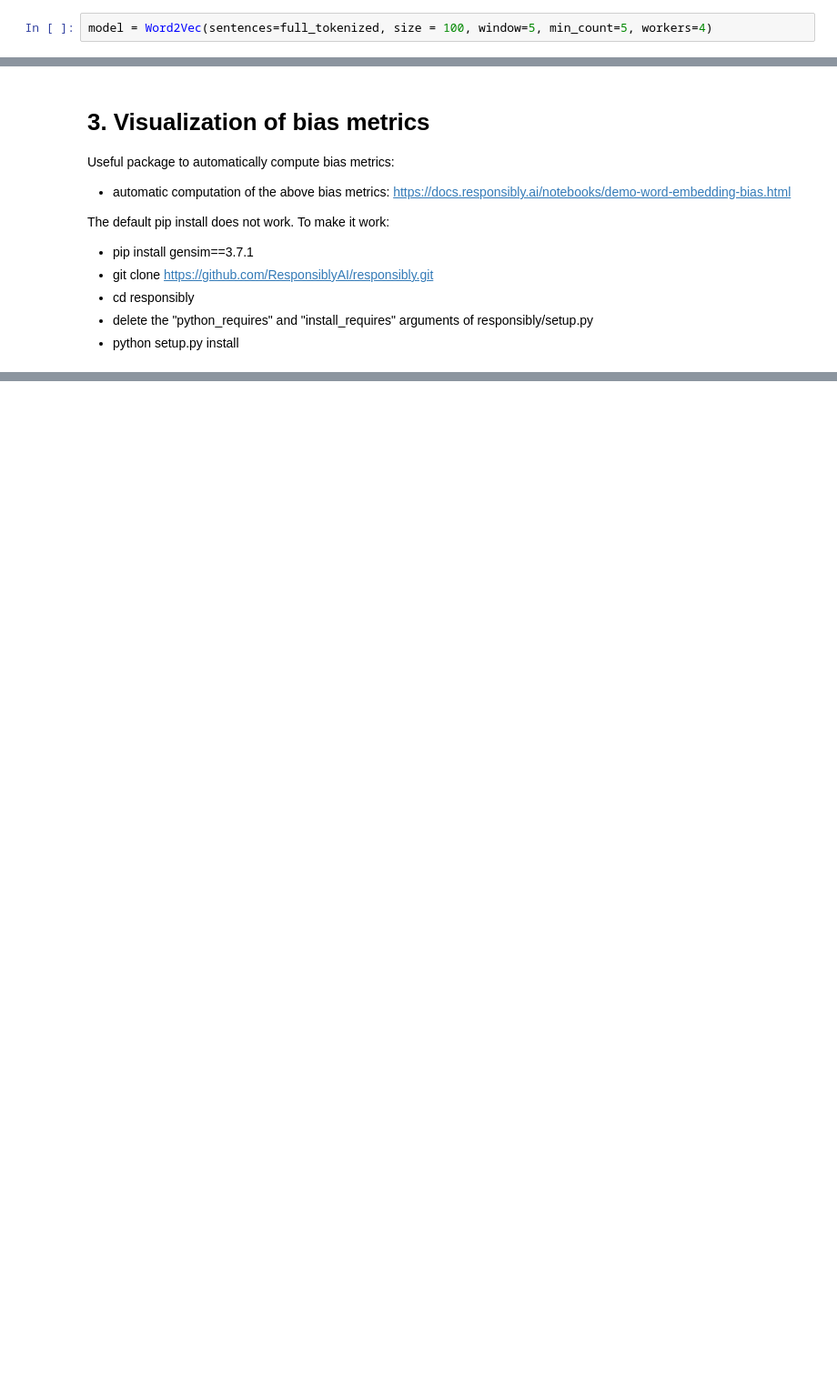
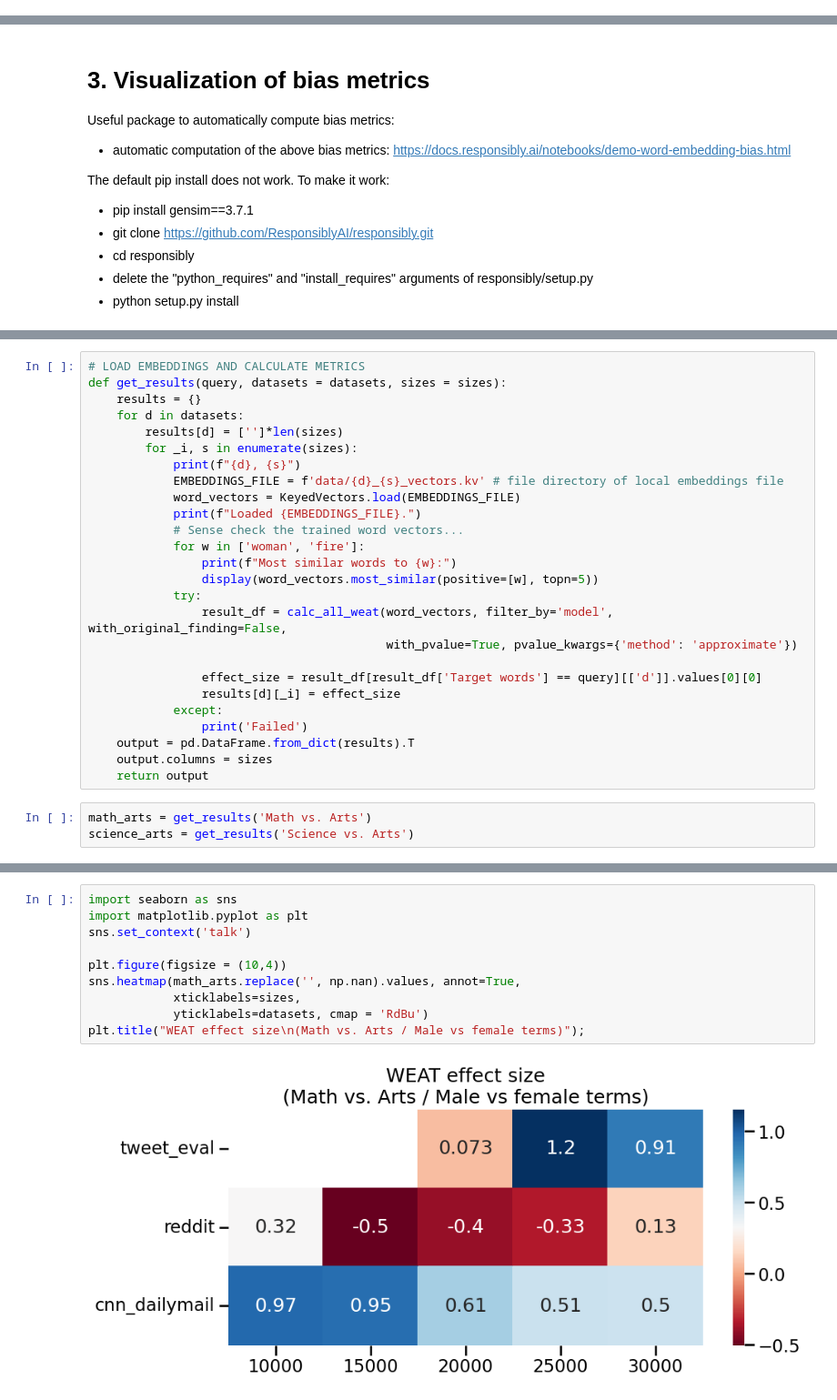
Before and after one commit to CindyLi-Ayi/AC221-Final-Project-Embedding-Bias, a Jupyter notebook: word2vec_training.ipynb, the cells around one changed output, grey strips where cells are left out. Shown: that part at 91% size. Cells and saved outputs as stored; diff of their text form; blank space fills up the shorter version.

Commit message:
Adding updated word2vec train doc

```diff
--- a/word2vec_training.ipynb
+++ b/word2vec_training.ipynb
@@ -124,2 +140,0 @@ from gensim.models import Word2Vec
-# %%
-model = Word2Vec(sentences=full_tokenized, size = 100, window=5, min_count=5, workers=4)
@@ -400,0 +292,29 @@ calc_all_weat(model.wv, filter_by='model', with_original_finding=True,
+# %%
+# LOAD EMBEDDINGS AND CALCULATE METRICS
+def get_results(query, datasets = datasets, sizes = sizes):
+    results = {}
+    for d in datasets:
+        results[d] = ['']*len(sizes)
+        for _i, s in enumerate(sizes):
+            print(f"{d}, {s}")
+            EMBEDDINGS_FILE = f'data/{d}_{s}_vectors.kv' # file directory of local embeddings file
+            word_vectors = KeyedVectors.load(EMBEDDINGS_FILE)
+            print(f"Loaded {EMBEDDINGS_FILE}.")
+            # Sense check the trained word vectors...
+            for w in ['woman', 'fire']:
+                print(f"Most similar words to {w}:")
+                display(word_vectors.most_similar(positive=[w], topn=5))
+            try:
+                result_df = calc_all_weat(word_vectors, filter_by='model', with_original_finding=False,
+                                          with_pvalue=True, pvalue_kwargs={'method': 'approximate'})
+
+                effect_size = result_df[result_df['Target words'] == query][['d']].values[0][0]
+                results[d][_i] = effect_size
+            except:
+                print('Failed')
+    output = pd.DataFrame.from_dict(results).T
+    output.columns = sizes
+    return output
+# %%
+math_arts = get_results('Math vs. Arts')
+science_arts = get_results('Science vs. Arts')
@@ -400,0 +377,12 @@ calc_all_weat(model.wv, filter_by='model', with_original_finding=True,
+# %%
+import seaborn as sns
+import matplotlib.pyplot as plt
+sns.set_context('talk')
+
+plt.figure(figsize = (10,4))
+sns.heatmap(math_arts.replace('', np.nan).values, annot=True,
+            xticklabels=sizes,
+            yticklabels=datasets, cmap = 'RdBu')
+plt.title("WEAT effect size\n(Math vs. Arts / Male vs female terms)");
+# %% [output]
+[figure, added]
```
Also changed, not shown: parts of 26 cells of this notebook.
